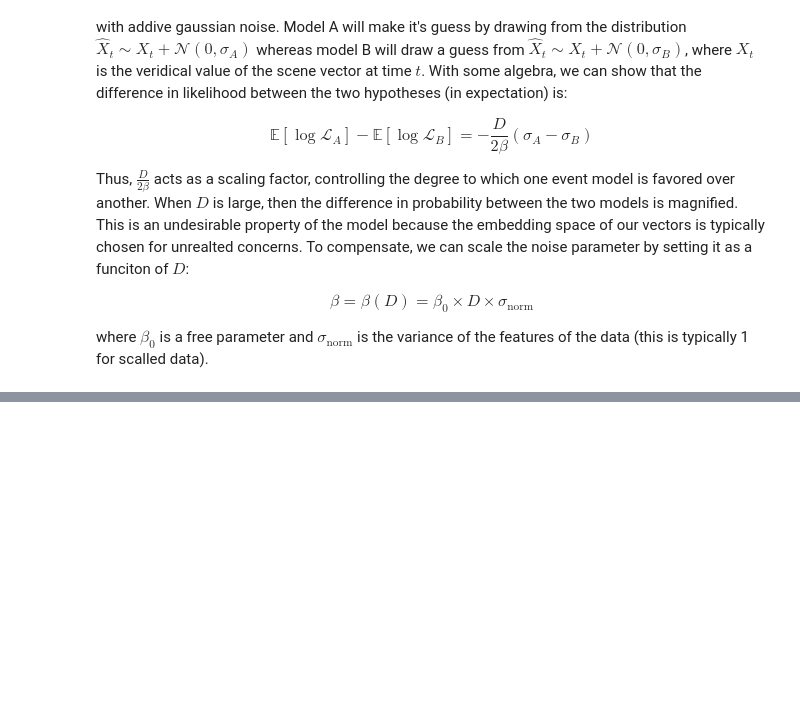
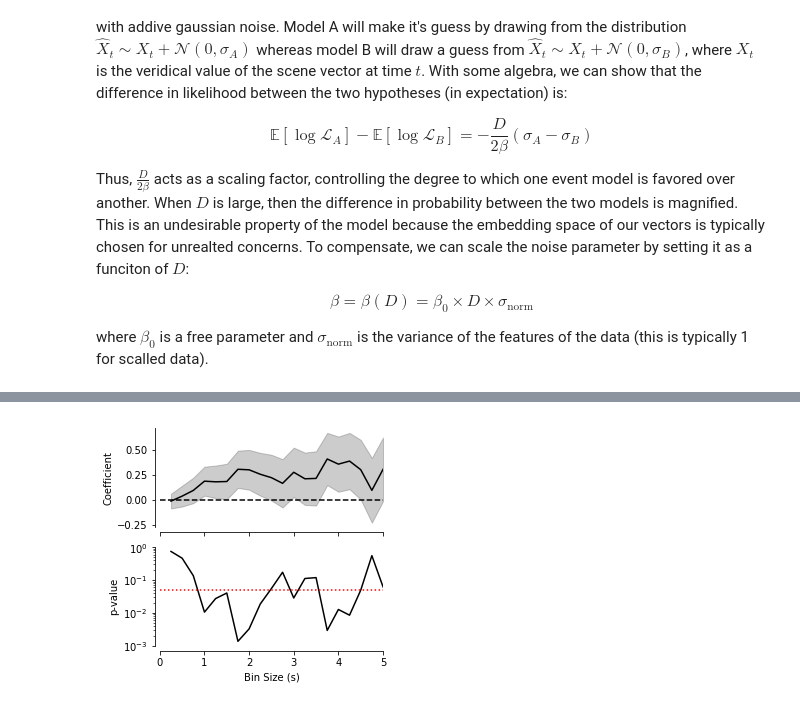
Before and after one commit to nicktfranklin/SEM_paper_simulations, a Jupyter notebook: Demo - Video (Gaussian Events).ipynb, the cells around one changed output, grey strips where cells are left out. Saved outputs shown, nothing was run; the diff lists cells and outputs as text; code cells hidden in the pictures; blank space fills up the shorter version.

```diff
--- a/Demo - Video (Gaussian Events).ipynb
+++ b/Demo - Video (Gaussian Events).ipynb
@@ -218,0 +196,3 @@ NameError: name 'tf' is not defined
+# %%
+e_hat = sem.results.e_hat
+sem.results.post.shape
@@ -218,0 +201,77 @@ NameError: name 'tf' is not defined
+# %%
+e_idx = np.zeros(np.shape(sem.results.post), dtype=bool)
+for ii, e in enumerate(e_hat):
+    e_idx[ii, e] = True
+boundary_probability = 1 - sem.results.post[e_idx]
+
+# bin the boundary probability!
+
+bin_size = 1.0
+
+from statsmodels.regression.linear_model import OLS
+
+
+def z_score(x):
+    return (x - np.mean(x)) / np.std(x)
+
+def compare_sem_to_human(bin_size):
+
+    frame_time = np.arange(1, len(boundary_probability) + 1) / 30.0
+
+
+
+    index = np.arange(0, np.max(frame_time), bin_size)
+    sem_binned = []
+    for t in index:
+        sem_binned.append(boundary_probability[(frame_time >= t) & (frame_time < (t + bin_size))].max())
+    sem_binned = pd.Series(sem_binned, index=index)
+
+    ## bin the subject data
+    young_warned_sax = pd.read_csv('data/zachs_2006_young_unwarned.csv', header=-1)
+    young_warned_sax.set_index(0, inplace=True)
+    yw_binned = []
+    for t in index:
+        l = young_warned_sax[(young_warned_sax.index > t) &
+                               (young_warned_sax.index < (t + bin_size))]
+        if l.empty:
+            yw_binned.append(0)
+        else:
+            yw_binned.append(l.mean().values[0])
+
+
+    yw_binned = pd.Series(np.array(yw_binned), index=index)
+
+    model = OLS(z_score(sem_binned), z_score(yw_binned))
+
+    return model.fit()
+
+
+fig, axes = plt.subplots(2, 1, figsize=(4, 4), sharex=True)
+
+step_size = 0.25
+
+bins = np.arange(step_size, 5.01, step_size)
+bw = np.array([compare_sem_to_human(b).params['x1'] for b in bins])
+bse = np.array([compare_sem_to_human(b).bse['x1'] for b in bins])
+
+ax = axes[0]
+ax.plot(bins, bw, color='k')
+ax.fill_between(bins, bw - bse*2, bw + bse*2, alpha=0.2, color='k')
+ax.axhline(0, color='k', linestyle='--')
+
+ax.set_ylabel('Coefficient')
+ax.set_xlim([0, 5])
+
+ax = axes[1]
+p = np.array([compare_sem_to_human(b).pvalues['x1'] for b in bins])
+ax.plot(bins, p, color='k')
+ax.axhline(0.05, linestyle=':', color='r')
+ax.set_yscale('log')
+ax.set_ylabel('p-value')
+ax.set_xlabel('Bin Size (s)')
+
+print np.min(p)
+
+sns.despine(offset=5)
+plt.savefig('GaussianEvents_regression.png', dpi=300, bbox_inches='tight')
+# %% [output]
@@ -219,3 +279,4 @@ NameError: name 'tf' is not defined
+[figure, added]
 # %%
 boundaries = y_hat[:-1] != y_hat[1:]
 x = np.arange(1, len(boundaries) + 1) / 30.0
```
Also changed, not shown: parts of 20 cells of this notebook, 2 other files.
